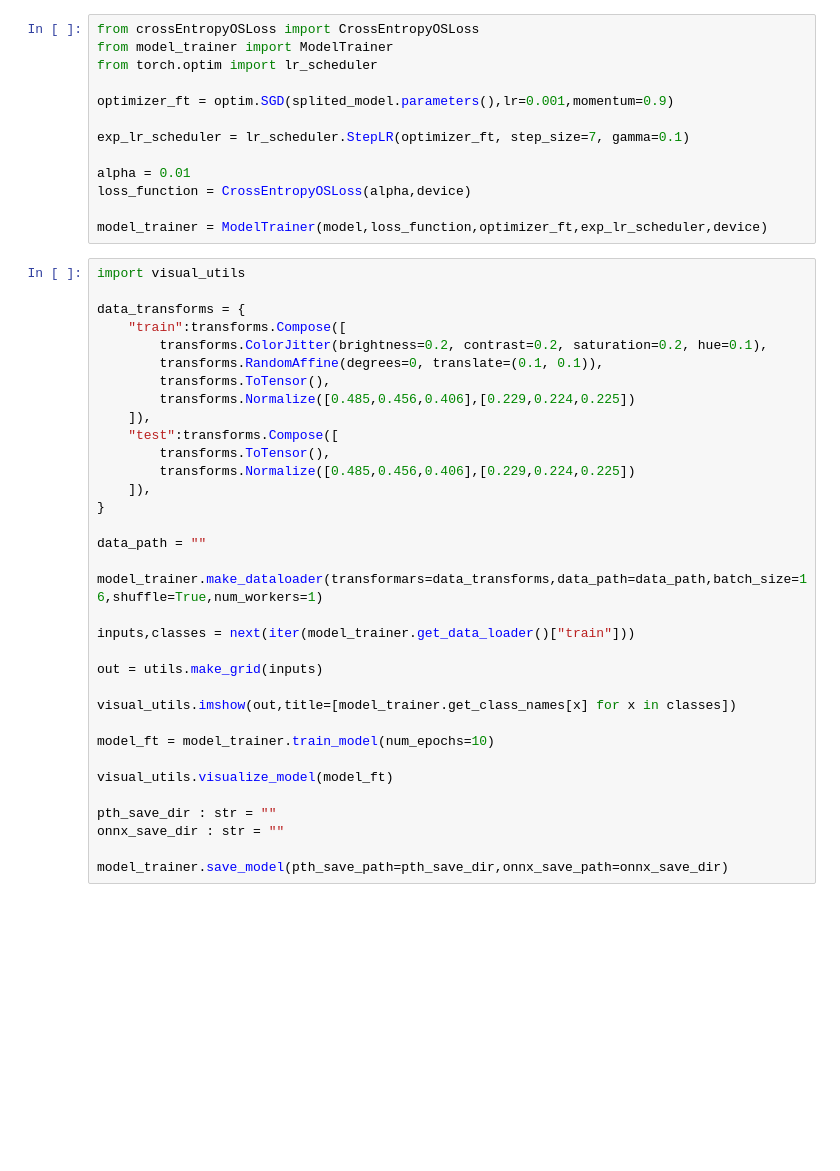
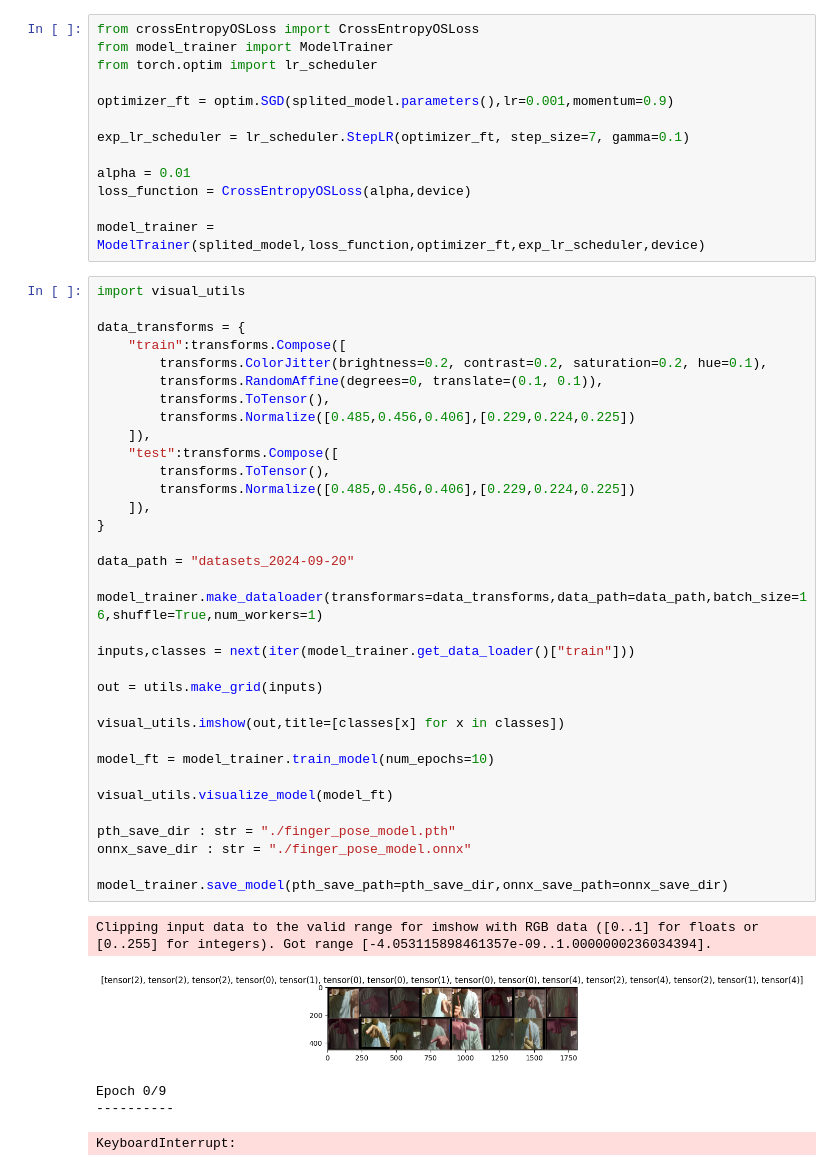
Before and after one commit to genki0524/graduation_research, a Jupyter notebook: create_model/resnet50_regularized_model.ipynb, the cells around one changed output. Cells and saved outputs as stored; diff of their text form; blank space fills up the shorter version.

```diff
--- a/create_model/resnet50_regularized_model.ipynb
+++ b/create_model/resnet50_regularized_model.ipynb
@@ -37,38 +27,44 @@ exp_lr_scheduler = lr_scheduler.StepLR(optimizer_ft, step_size=7, gamma=0.1)
 alpha = 0.01
 loss_function = CrossEntropyOSLoss(alpha,device)
 
-model_trainer = ModelTrainer(model,loss_function,optimizer_ft,exp_lr_scheduler,device)
+model_trainer = ModelTrainer(splited_model,loss_function,optimizer_ft,exp_lr_scheduler,device)
 # %%
 import visual_utils
 
 data_transforms = {
     "train":transforms.Compose([
         transforms.ColorJitter(brightness=0.2, contrast=0.2, saturation=0.2, hue=0.1),
         transforms.RandomAffine(degrees=0, translate=(0.1, 0.1)),
         transforms.ToTensor(),
         transforms.Normalize([0.485,0.456,0.406],[0.229,0.224,0.225])
     ]),
     "test":transforms.Compose([
         transforms.ToTensor(),
         transforms.Normalize([0.485,0.456,0.406],[0.229,0.224,0.225])
     ]),
 }
 
-data_path = ""
+data_path = "datasets_2024-09-20"
 
 model_trainer.make_dataloader(transformars=data_transforms,data_path=data_path,batch_size=16,shuffle=True,num_workers=1)
 
 inputs,classes = next(iter(model_trainer.get_data_loader()["train"]))
 
 out = utils.make_grid(inputs)
 
-visual_utils.imshow(out,title=[model_trainer.get_class_names[x] for x in classes])
+visual_utils.imshow(out,title=[classes[x] for x in classes])
 
 model_ft = model_trainer.train_model(num_epochs=10)
 
 visual_utils.visualize_model(model_ft)
 
-pth_save_dir : str = ""
-onnx_save_dir : str = ""
+pth_save_dir : str = "./finger_pose_model.pth"
+onnx_save_dir : str = "./finger_pose_model.onnx"
 
 model_trainer.save_model(pth_save_path=pth_save_dir,onnx_save_path=onnx_save_dir)
+# %% [output]
+Clipping input data to the valid range for imshow with RGB data ([0..1] for floats or [0..255] for integers). Got range [-4.053115898461357e-09..1.0000000236034394].
+[figure, added]
+Epoch 0/9
+----------
+KeyboardInterrupt:
```
Also changed, not shown: parts of 1 cell of this notebook, 2 other files.
